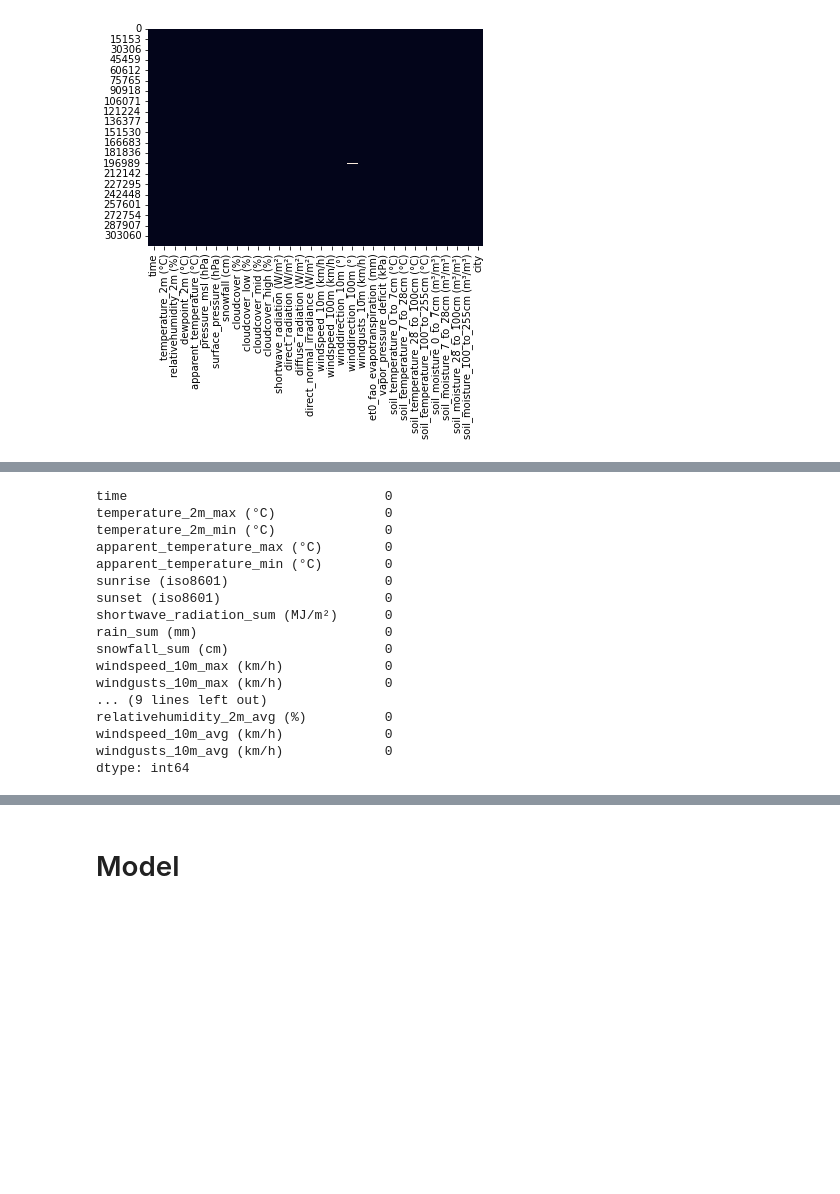
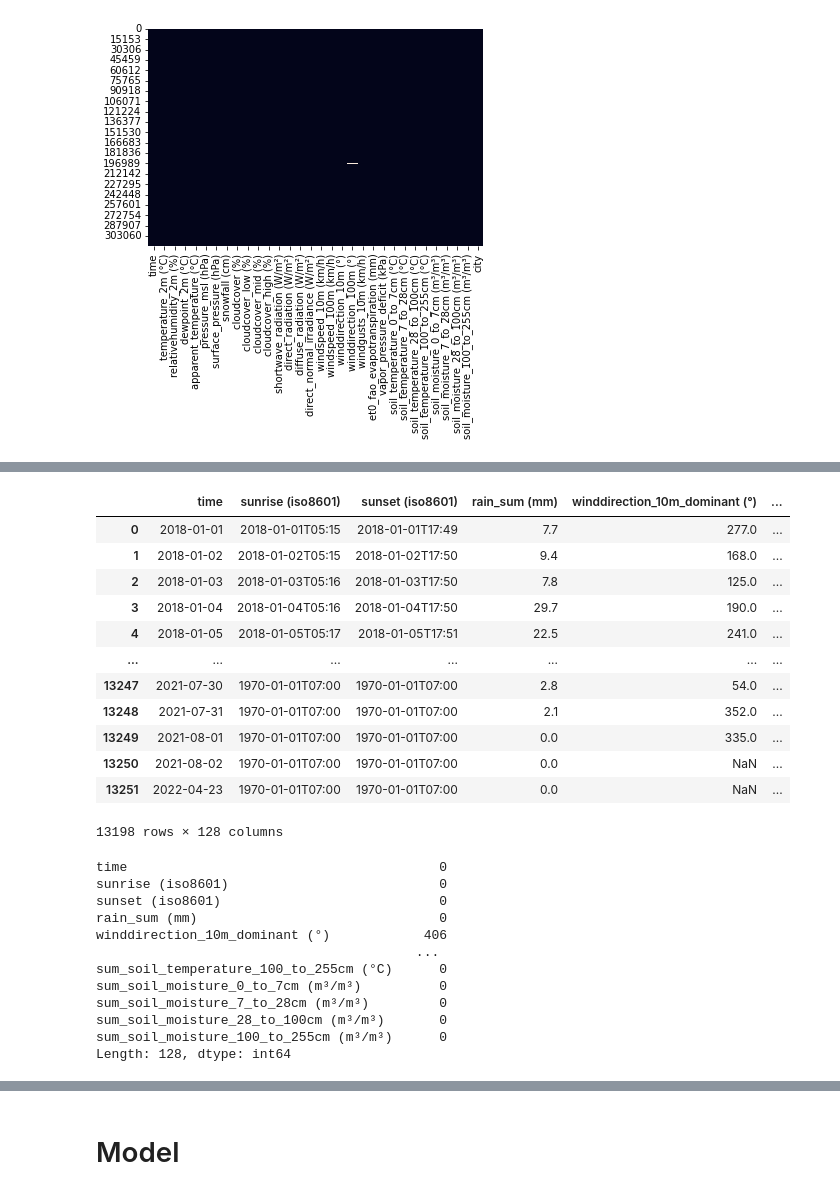
Before and after one commit to FelixFern/Arkavidia-2023-ODE, a Jupyter notebook: Arkavidia.ipynb, the cells around one changed output, grey strips where cells are left out. Cells and saved outputs as stored; diff of their text form; code cells hidden in the pictures; blank space fills up the shorter version.

```diff
--- a/Arkavidia.ipynb
+++ b/Arkavidia.ipynb
@@ -188,4 +143,9 @@ train_h_avg_data = train_h_grouped_data.groupby(['time', 'city']).mean().reset_i
 train_h_max_data = train_h_grouped_data.groupby(['time', 'city']).max().reset_index().copy()
 train_h_min_data = train_h_grouped_data.groupby(['time', 'city']).min().reset_index().copy()
 train_h_sum_data = train_h_grouped_data.groupby(['time', 'city']).sum().reset_index().copy()
-train_h_mode_data = train_h_grouped_data.groupby(['time', 'city'])['winddirection_10m (°)'].transform(lambda x: x.mode().iloc[0]).reset_index()
+# train_h_wind_mode_data = train_h_grouped_data.groupby(['time', 'city'])['winddirection_10m (°)'].agg(lambda x: pd.Series.mode(x)[0]).reset_index().rename(columns={'winddirection_10m (°)': 'winddirection_10m_dominant (°)'})
+
+train_h_max_data = train_h_max_data.add_prefix('max_').rename(columns={'max_city': 'city', 'max_time': 'time'})
+train_h_min_data = train_h_min_data.add_prefix('min_').rename(columns={'min_city': 'city', 'min_time': 'time'})
+train_h_avg_data = train_h_avg_data.add_prefix('avg_').rename(columns={'avg_city': 'city', 'avg_time': 'time'})
+train_h_sum_data = train_h_sum_data.add_prefix('sum_').rename(columns={'sum_city': 'city', 'sum_time': 'time'})
@@ -219,2 +152,17 @@ train_data['shortwave_radiation_sum (MJ/m²)'] = train_h_sum_data['shortwave_rad
-# %%
-train_data = train_data.dropna(subset=['rain_sum (mm)'])
+# %%
+cleaned_train = train_data.merge(train_h_max_data, on=['city', 'time'])
+cleaned_train = cleaned_train.merge(train_h_min_data, on=['city', 'time'])
+cleaned_train = cleaned_train.merge(train_h_avg_data, on=['city', 'time'])
+cleaned_train = cleaned_train.merge(train_h_sum_data, on=['city', 'time'])
+# cleaned_train = cleaned_train.merge(train_h_wind_mode_data, on=['city', 'time'])
+
+cleaned_train = cleaned_train.drop([
+    'temperature_2m_max (°C)',
+    'temperature_2m_min (°C)',
+    'apparent_temperature_max (°C)',
+    'apparent_temperature_min (°C)',
+    'snowfall_sum (cm)',
+    'windspeed_10m_max (km/h)',
+    'windgusts_10m_max (km/h)',
+    'shortwave_radiation_sum (MJ/m²)',
+], axis = 1).rename(columns={'winddirection_10m_dominant (°)_y': 'winddirection_10m_dominant (°)'}).dropna(subset=['rain_sum (mm)'])
@@ -221,20 +197,31 @@ train_data = train_data.dropna(subset=['rain_sum (mm)'])
+# %%
+cleaned_train
+# %% [output]
+|  | time | sunrise (iso8601) | sunset (iso8601) | rain_sum (mm) | winddirection_10m_dominant (°) | ... |
+| 0 | 2018-01-01 | 2018-01-01T05:15 | 2018-01-01T17:49 | 7.7 | 277.0 | ... |
+| 1 | 2018-01-02 | 2018-01-02T05:15 | 2018-01-02T17:50 | 9.4 | 168.0 | ... |
+| 2 | 2018-01-03 | 2018-01-03T05:16 | 2018-01-03T17:50 | 7.8 | 125.0 | ... |
+| 3 | 2018-01-04 | 2018-01-04T05:16 | 2018-01-04T17:50 | 29.7 | 190.0 | ... |
+| 4 | 2018-01-05 | 2018-01-05T05:17 | 2018-01-05T17:51 | 22.5 | 241.0 | ... |
+| ... | ... | ... | ... | ... | ... | ... |
+| 13247 | 2021-07-30 | 1970-01-01T07:00 | 1970-01-01T07:00 | 2.8 | 54.0 | ... |
+| 13248 | 2021-07-31 | 1970-01-01T07:00 | 1970-01-01T07:00 | 2.1 | 352.0 | ... |
+| 13249 | 2021-08-01 | 1970-01-01T07:00 | 1970-01-01T07:00 | 0.0 | 335.0 | ... |
+| 13250 | 2021-08-02 | 1970-01-01T07:00 | 1970-01-01T07:00 | 0.0 | NaN | ... |
+| 13251 | 2022-04-23 | 1970-01-01T07:00 | 1970-01-01T07:00 | 0.0 | NaN | ... |
+13198 rows × 128 columns
 # %%
-train_data.isnull().sum()
+cleaned_train.isnull().sum()
 # %% [output]
-time                                 0
-temperature_2m_max (°C)              0
-temperature_2m_min (°C)              0
-apparent_temperature_max (°C)        0
-apparent_temperature_min (°C)        0
-sunrise (iso8601)                    0
-sunset (iso8601)                     0
-shortwave_radiation_sum (MJ/m²)      0
-rain_sum (mm)                        0
-snowfall_sum (cm)                    0
-windspeed_10m_max (km/h)             0
-windgusts_10m_max (km/h)             0
-... (9 lines left out)
-relativehumidity_2m_avg (%)          0
-windspeed_10m_avg (km/h)             0
-windgusts_10m_avg (km/h)             0
-dtype: int64
+time                                        0
+sunrise (iso8601)                           0
+sunset (iso8601)                            0
+rain_sum (mm)                               0
+winddirection_10m_dominant (°)            406
+                                         ...
+sum_soil_temperature_100_to_255cm (°C)      0
+sum_soil_moisture_0_to_7cm (m³/m³)          0
+sum_soil_moisture_7_to_28cm (m³/m³)         0
+sum_soil_moisture_28_to_100cm (m³/m³)       0
+sum_soil_moisture_100_to_255cm (m³/m³)      0
+Length: 128, dtype: int64
```
Also changed, not shown: parts of 7 cells of this notebook.
